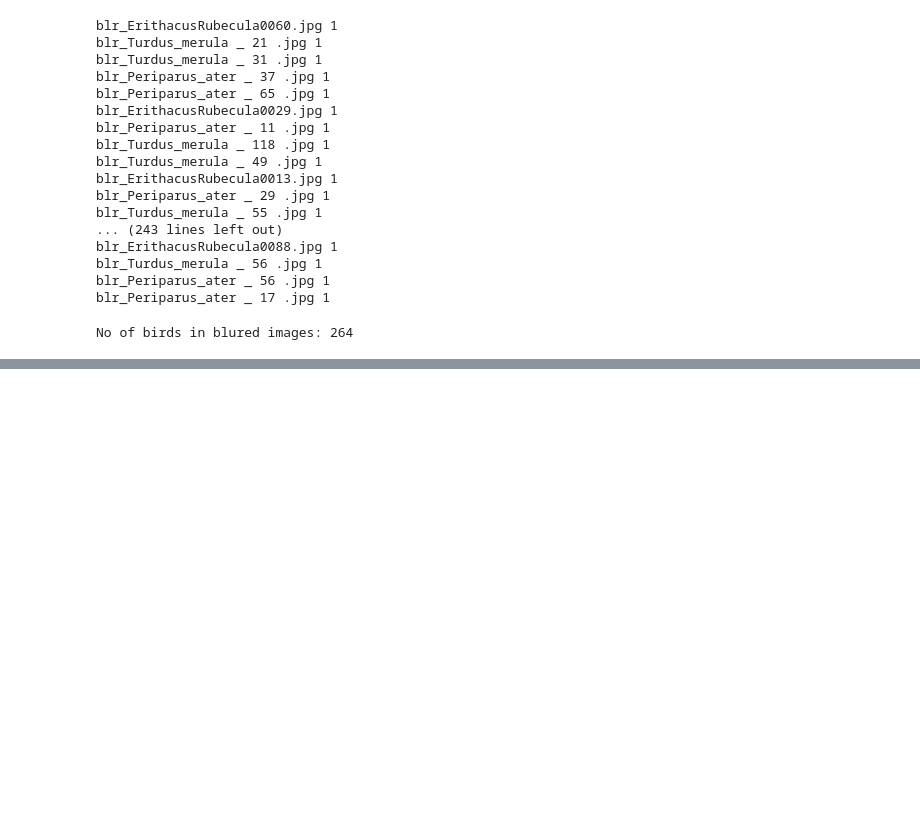
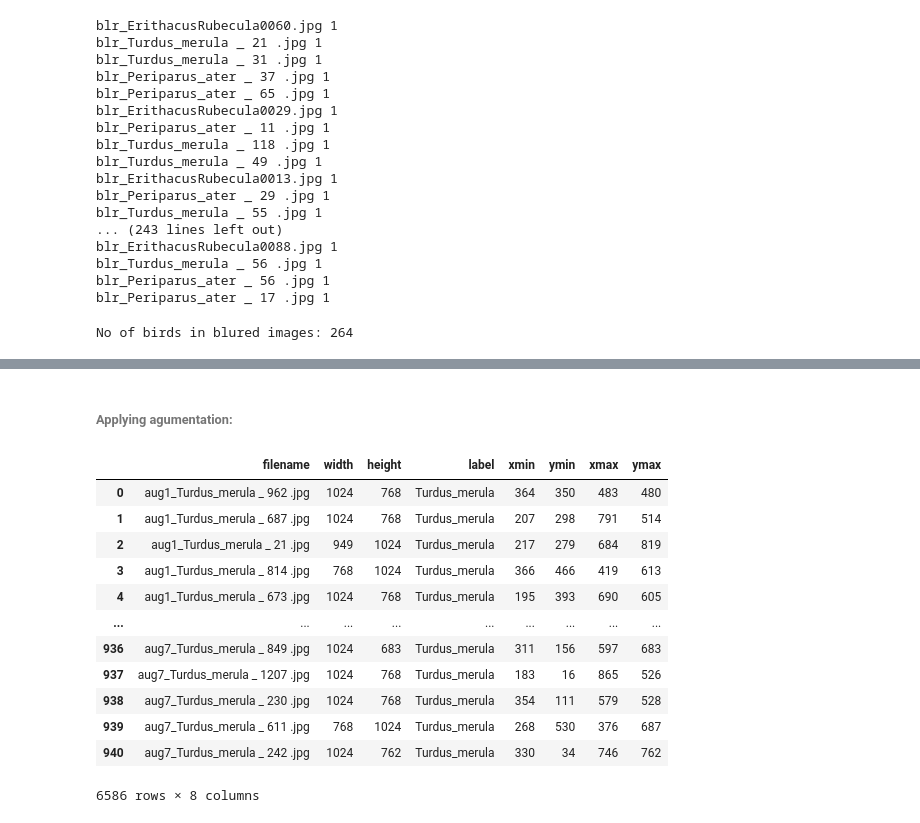
Before and after one commit to AbdullahTabassam/Custom-Object-Detection, a Jupyter notebook: JupyterNotebooks/1 - Pre-processing.ipynb, the cells around one changed output, grey strips where cells are left out. Cells and saved outputs as stored; diff of their text form; code cells hidden in the pictures; blank space fills up the shorter version.

```diff
--- a/JupyterNotebooks/1 - Pre-processing.ipynb
+++ b/JupyterNotebooks/1 - Pre-processing.ipynb
@@ -470,0 +497,52 @@ No of birds in blured images: 264
+# %%
+#   Rotation at 90,180, and 270 degree
+aug1=iaa.Affine(rotate=90)
+aug2=iaa.Affine(rotate=180)
+aug3=iaa.Affine(rotate=270)
+
+#   Fliped vertically
+aug4=iaa.VerticalFlip()
+#   Flip and rotate
+aug5=iaa.Sequential([iaa.VerticalFlip()
+                     ,iaa.Affine(rotate=90)])
+aug6=iaa.Sequential([iaa.VerticalFlip()
+                     ,iaa.Affine(rotate=180)])
+aug7=iaa.Sequential([iaa.VerticalFlip()
+                     ,iaa.Affine(rotate=270)])
+# %%
+#    Read the CSV file created above to perform agumentation
+Aug_df = pd.read_csv('SortedBirdsImages/CSV/labels_dataset.csv')
+# %% [markdown]
+###### Applying agumentation:
+# %%
+augmented_images_df1 = image_aug(Aug_df, 'SortedBirdsImages/images/images/', 'SortedBirdsImages/Augumented/', 'aug1_', aug1)
+augmented_images_df2 = image_aug(Aug_df, 'SortedBirdsImages/images/images/', 'SortedBirdsImages/Augumented/', 'aug2_', aug2)
+augmented_images_df3 = image_aug(Aug_df, 'SortedBirdsImages/images/images/', 'SortedBirdsImages/Augumented/', 'aug3_', aug3)
+augmented_images_df4 = image_aug(Aug_df, 'SortedBirdsImages/images/images/', 'SortedBirdsImages/Augumented/', 'aug4_', aug4)
+augmented_images_df5 = image_aug(Aug_df, 'SortedBirdsImages/images/images/', 'SortedBirdsImages/Augumented/', 'aug5_', aug5)
+augmented_images_df6 = image_aug(Aug_df, 'SortedBirdsImages/images/images/', 'SortedBirdsImages/Augumented/', 'aug6_', aug6)
+augmented_images_df7 = image_aug(Aug_df, 'SortedBirdsImages/images/images/', 'SortedBirdsImages/Augumented/', 'aug7_', aug7)
+# %%
+all_labels_df = pd.concat([augmented_images_df1,augmented_images_df2,
+                           augmented_images_df3,augmented_images_df4,
+                           augmented_images_df5,augmented_images_df6,
+                           augmented_images_df7,])
+# %%
+all_labels_df= all_labels_df.dropna(axis=0) #drop the NA values for the boxes that go out of image
+#change the float type coordinates into int
+all_labels_df= all_labels_df.astype({'xmin': 'int', 'ymin': 'int','xmax': 'int', 'ymax': 'int'})
+all_labels_df
+# %% [output]
+|  | filename | width | height | label | xmin | ymin | xmax | ymax |
+| 0 | aug1_Turdus_merula _ 962 .jpg | 1024 | 768 | Turdus_merula | 364 | 350 | 483 | 480 |
+| 1 | aug1_Turdus_merula _ 687 .jpg | 1024 | 768 | Turdus_merula | 207 | 298 | 791 | 514 |
+| 2 | aug1_Turdus_merula _ 21 .jpg | 949 | 1024 | Turdus_merula | 217 | 279 | 684 | 819 |
+| 3 | aug1_Turdus_merula _ 814 .jpg | 768 | 1024 | Turdus_merula | 366 | 466 | 419 | 613 |
+| 4 | aug1_Turdus_merula _ 673 .jpg | 1024 | 768 | Turdus_merula | 195 | 393 | 690 | 605 |
+| ... | ... | ... | ... | ... | ... | ... | ... | ... |
+| 936 | aug7_Turdus_merula _ 849 .jpg | 1024 | 683 | Turdus_merula | 311 | 156 | 597 | 683 |
+| 937 | aug7_Turdus_merula _ 1207 .jpg | 1024 | 768 | Turdus_merula | 183 | 16 | 865 | 526 |
+| 938 | aug7_Turdus_merula _ 230 .jpg | 1024 | 768 | Turdus_merula | 354 | 111 | 579 | 528 |
+| 939 | aug7_Turdus_merula _ 611 .jpg | 768 | 1024 | Turdus_merula | 268 | 530 | 376 | 687 |
+| 940 | aug7_Turdus_merula _ 242 .jpg | 1024 | 762 | Turdus_merula | 330 | 34 | 746 | 762 |
+6586 rows × 8 columns
```
Also changed, not shown: parts of 5 cells of this notebook.
